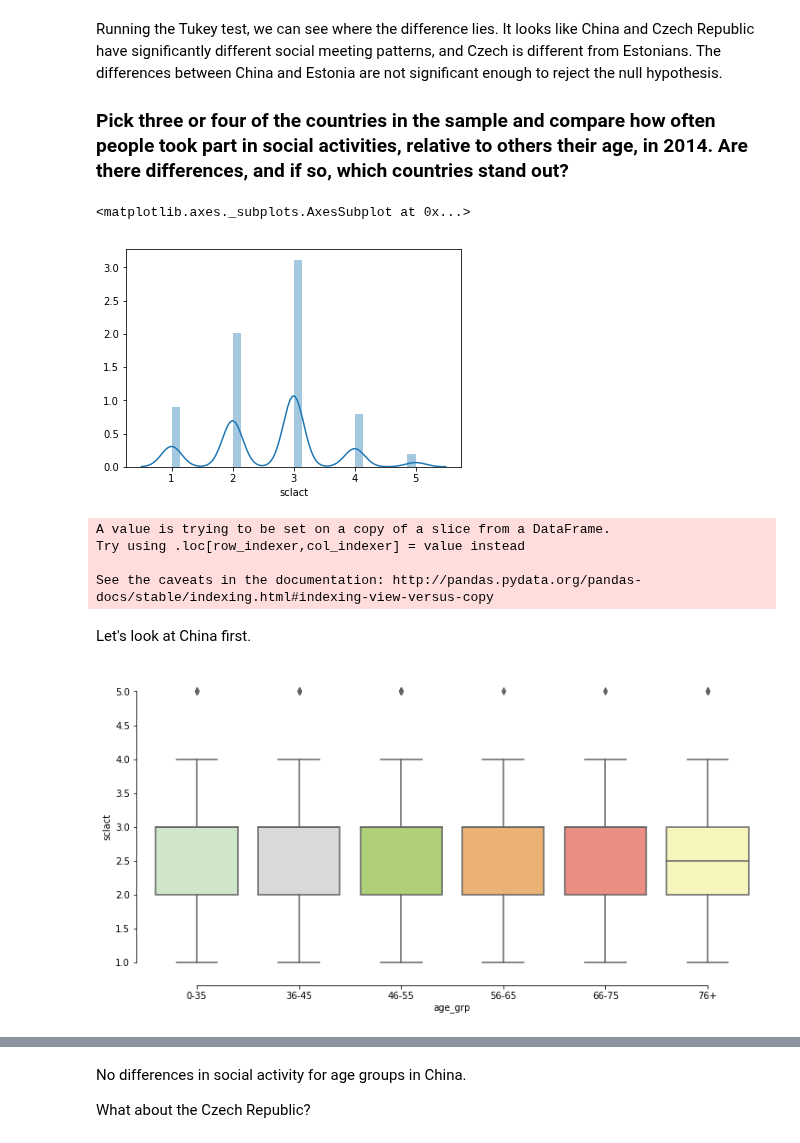
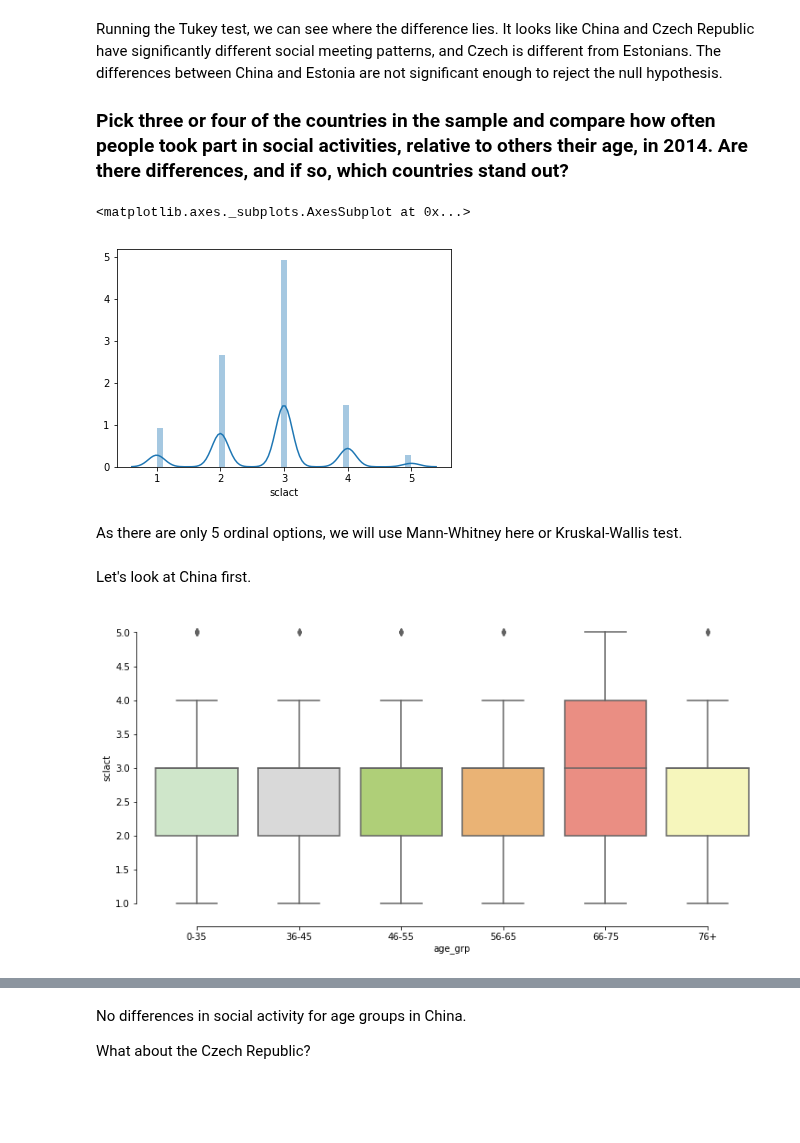
Before and after one commit to jlinGG/Thinkful-DS-Bootcamp, a Jupyter notebook: Challenge-5-5-4.ipynb, the cells around one changed output, grey strips where cells are left out. Cells and saved outputs as stored; diff of their text form; code cells hidden in the pictures; blank space fills up the shorter version.

```diff
--- a/Challenge-5-5-4.ipynb
+++ b/Challenge-5-5-4.ipynb
@@ -177,25 +200,22 @@ Running the Tukey test, we can see where the difference lies. It looks like Chin
 
 ### Pick three or four of the countries in the sample and compare how often people took part in social activities, relative to others their age, in 2014. Are there differences, and if so, which countries stand out?
 # %%
-sns.distplot( df2["sclact"])
+sns.distplot( df["sclact"])
 # %% [output]
 <matplotlib.axes._subplots.AxesSubplot at 0x...>
-[figure, old version]
+[figure, new version]
+# %% [markdown]
+As there are only 5 ordinal options, we will use Mann-Whitney here or Kruskal-Wallis test.
 # %%
-df2['age_grp'] = pd.cut(df2['agea'], [0, 35, 45, 55, 65, 75, 150], labels=['0-35'
+df['age_grp'] = pd.cut(df['agea'], [0, 35, 45, 55, 65, 75, 150], labels=['0-35'
                             ,'36-45','46-55','56-65','66-75','76+'])
-# %% [output]
-A value is trying to be set on a copy of a slice from a DataFrame.
-Try using .loc[row_indexer,col_indexer] = value instead
-
-See the caveats in the documentation: http://pandas.pydata.org/pandas-docs/stable/indexing.html#indexing-view-versus-copy
 # %% [markdown]
 Let's look at China first.
 # %%
-ch = df2.loc[df2['cntry']=='CH']
+ch = df.loc[(df['cntry'] == 'CH') & (df['year'] == 7)]
 
 plt.figure(figsize=(12,6))
 sns.boxplot(x="age_grp", y="sclact", data= ch, palette="Set3_r")
 sns.despine(offset=10, trim=True)
 # %% [output]
-[figure, old version]
+[figure, new version]
```
Also changed, not shown: parts of 27 cells of this notebook.
